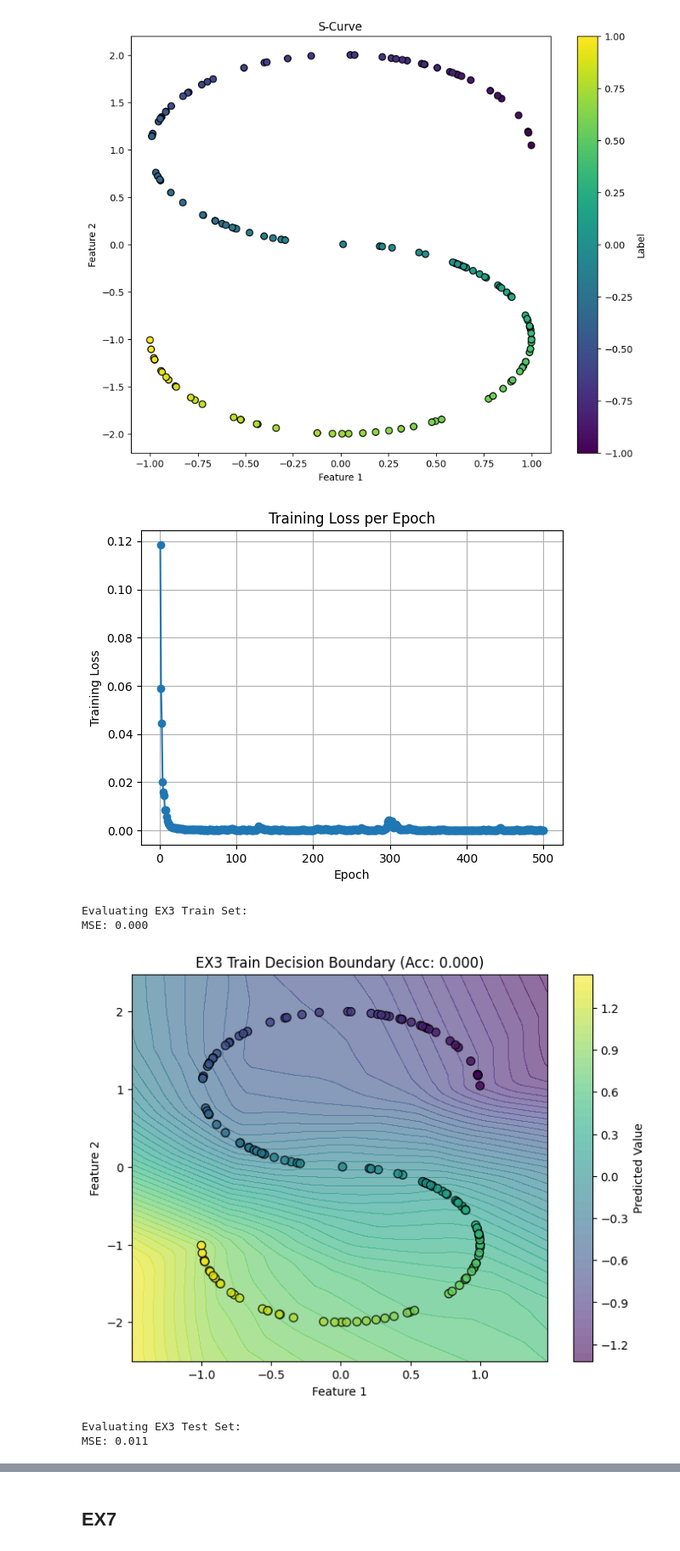
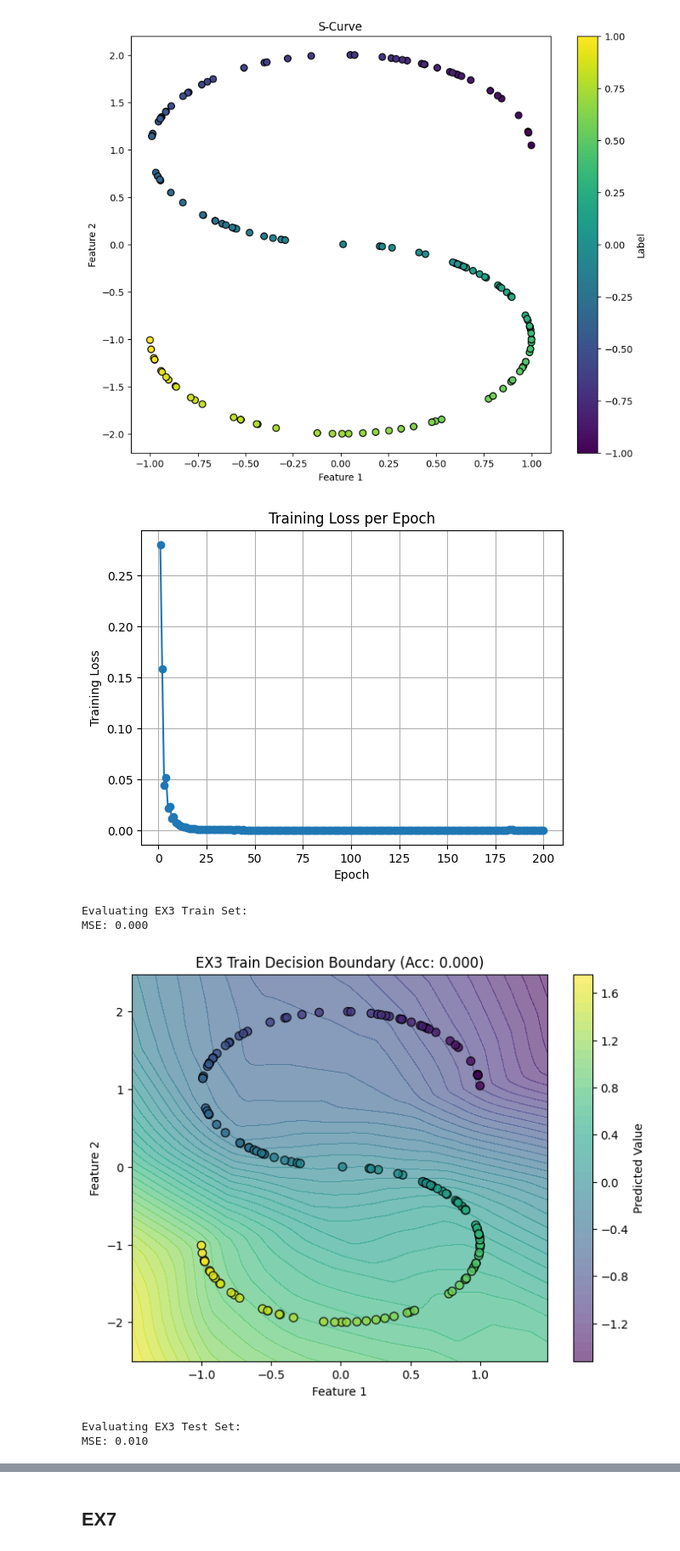
Before and after one commit to billetr/deep-learning-assignment1, a Jupyter notebook: 3functions.ipynb, the cells around one changed output, grey strips where cells are left out. Shown at 85% size. Saved outputs shown, nothing was run; the diff lists cells and outputs as text; code cells hidden in the pictures.

```diff
--- a/3functions.ipynb
+++ b/3functions.ipynb
@@ -1009,6 +1009,7 @@ plot_s_curve(X_train, y_train)
 ## change the preprocess tensor Y to a float
 ## Change the loss function to MSE (that works with regression problems)
 ## Change the output of the NN to 1 diamention
+## Plot base on those changes
 
 ### Your code goes here ####
 
@@ -1032,37 +1033,37 @@ class CircleMLP(nn.Module):
         out = self.activation(out)
         out = self.layer2(out)
         return out
 
 # init MLP
 model_ex3 = CircleMLP(input_dim,128)
 
 # Define the Loss Function (The Siren)
 criterion = nn.MSELoss()
 
 # Define the Optimizer (The Tool)
 # We pass the ACTUAL knobs (parameters), not just the size (hidden_dim)
 optimizer = optim.Adam(model_ex3.parameters(), lr=0.01)
 
 #3. Train the model
-model_ex3, losses = train_model(model_ex3, train_loader, criterion, optimizer, num_epochs=500, device=None)
+model_ex3, losses = train_model(model_ex3, train_loader, criterion, optimizer, num_epochs=200, device=None)
 
 # 6. Plot Loss
 plot_training_loss(losses)
 
 # 7. Evaluate
 print("Evaluating EX3 Train Set:")
 train_acc = evaluate_accuracy(model_ex3, train_loader)
 plot_decision_boundary(model_ex3, X_train, y_train,
                        title=f"EX3 Train Decision Boundary (Acc: {train_acc:.3f})")
 
 print("\nEvaluating EX3 Test Set:")
 test_acc = evaluate_accuracy(model_ex3, test_loader)
 plot_decision_boundary(model_ex3, X_test, y_test,
                        title=f"EX3 Test Decision Boundary (Acc: {test_acc:.3f})")
 # %% [output]
-[figure, old version]
+[figure, new version]
 Evaluating EX3 Train Set:
 MSE: 0.000
-[figure, old version]
+[figure, new version]
 Evaluating EX3 Test Set:
-MSE: 0.011
+MSE: 0.010
```
Also changed, not shown: parts of 1 cell of this notebook.
